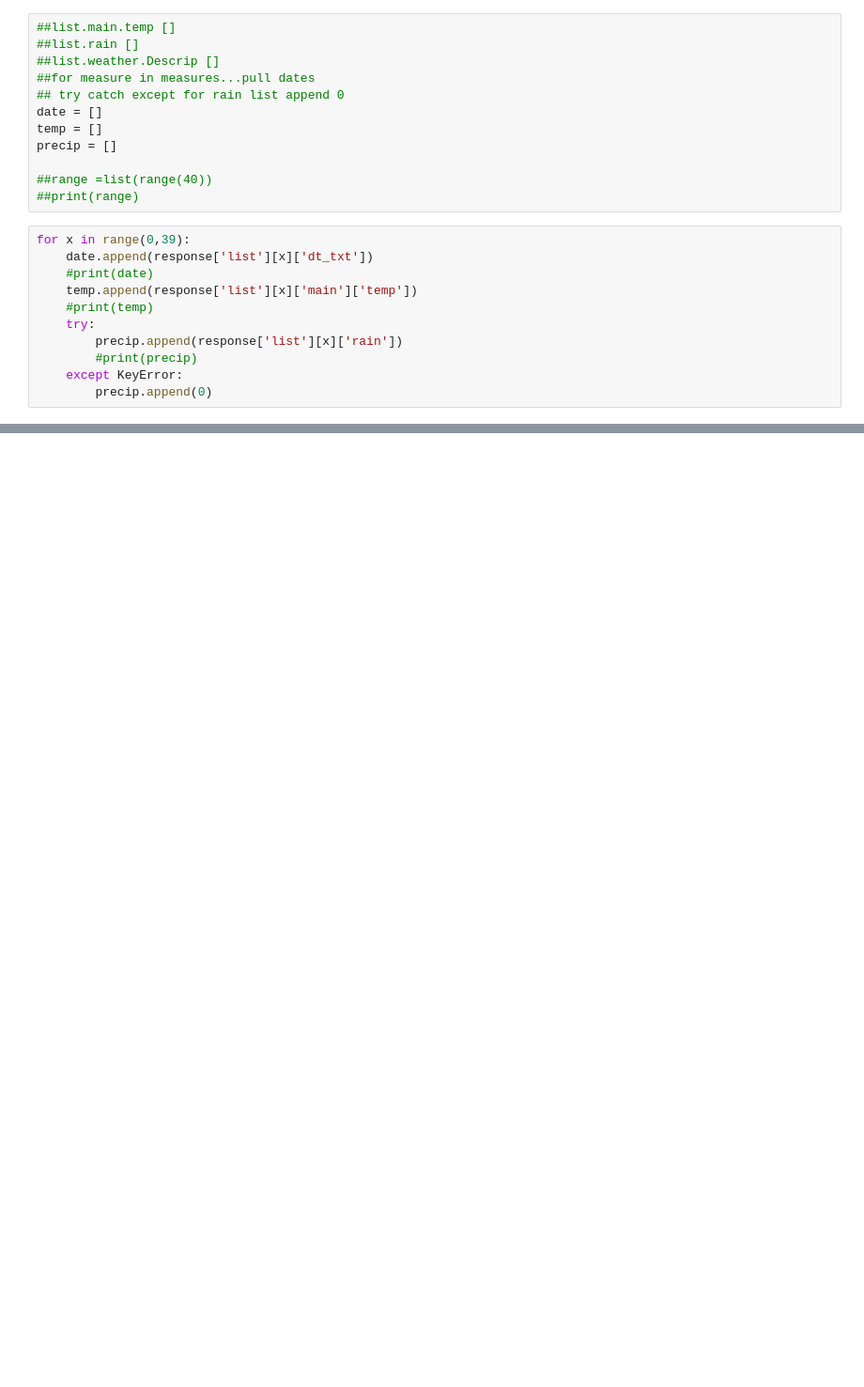
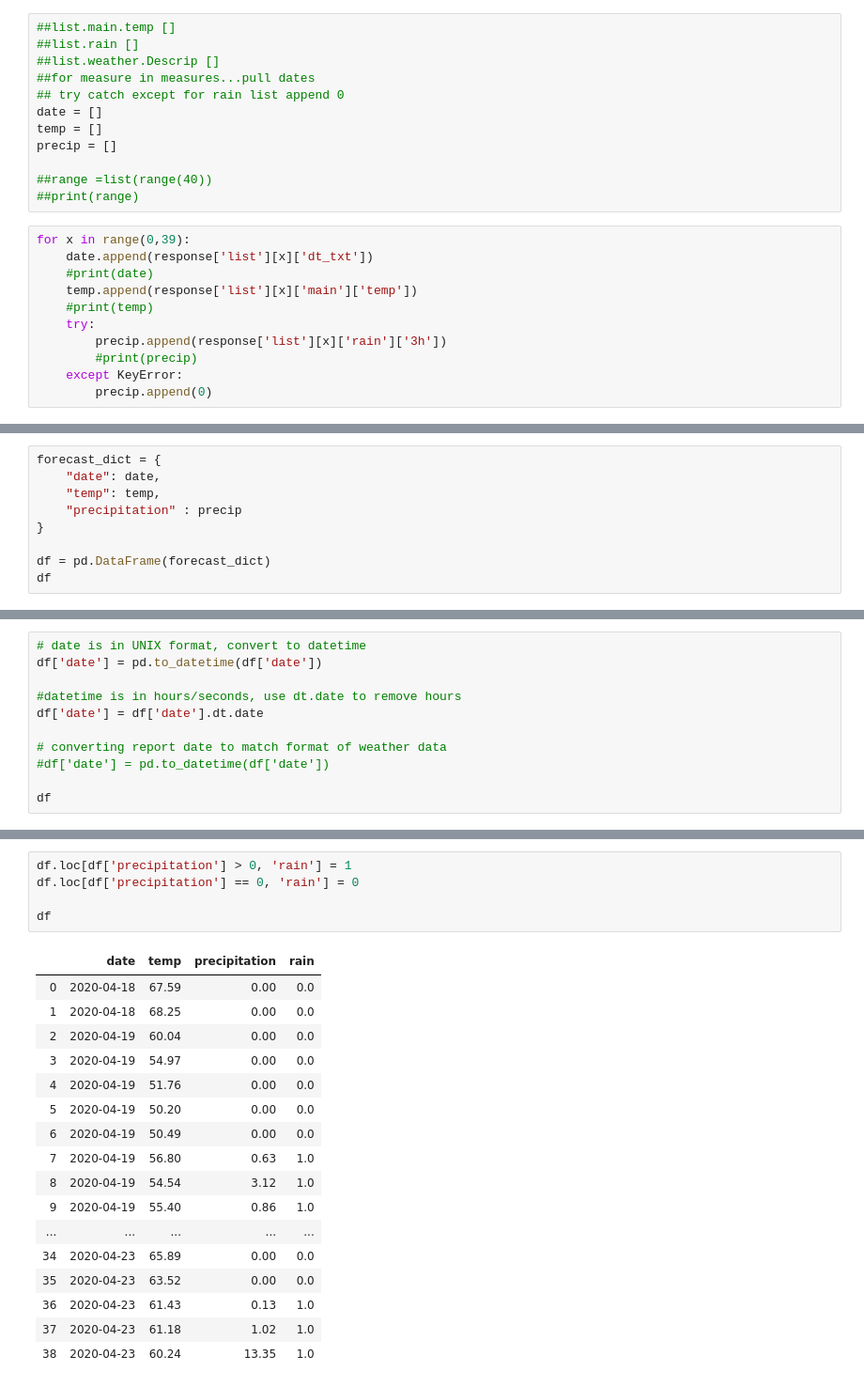
Before and after one commit to balhoffk/TheRottenApples, a Jupyter notebook: soupyweather.ipynb, the cells around one changed output, grey strips where cells are left out. Shown: that part at 94% size. Drawn from its saved outputs; the diff is of its cells as text; blank space fills up the shorter version.

Commit message:
figured precip
precip

```diff
--- a/soupyweather.ipynb
+++ b/soupyweather.ipynb
@@ -56,7 +56,7 @@ for x in range(0,39):
     temp.append(response['list'][x]['main']['temp'])
     #print(temp)
     try:
-        precip.append(response['list'][x]['rain'])
+        precip.append(response['list'][x]['rain']['3h'])
         #print(precip)
     except KeyError:
         precip.append(0)
@@ -71,0 +69,9 @@ for i in range(0,39):
+# %%
+forecast_dict = {
+    "date": date,
+    "temp": temp,
+    "precipitation" : precip
+}
+
+df = pd.DataFrame(forecast_dict)
+df
@@ -71,0 +96,11 @@ for i in range(0,39):
+# %%
+# date is in UNIX format, convert to datetime
+df['date'] = pd.to_datetime(df['date'])
+
+#datetime is in hours/seconds, use dt.date to remove hours
+df['date'] = df['date'].dt.date
+
+# converting report date to match format of weather data
+#df['date'] = pd.to_datetime(df['date'])
+
+df
@@ -71,0 +125,23 @@ for i in range(0,39):
+# %%
+df.loc[df['precipitation'] > 0, 'rain'] = 1
+df.loc[df['precipitation'] == 0, 'rain'] = 0
+
+df
+# %% [output]
+|  | date | temp | precipitation | rain |
+| 0 | 2020-04-18 | 67.59 | 0.00 | 0.0 |
+| 1 | 2020-04-18 | 68.25 | 0.00 | 0.0 |
+| 2 | 2020-04-19 | 60.04 | 0.00 | 0.0 |
+| 3 | 2020-04-19 | 54.97 | 0.00 | 0.0 |
+| 4 | 2020-04-19 | 51.76 | 0.00 | 0.0 |
+| 5 | 2020-04-19 | 50.20 | 0.00 | 0.0 |
+| 6 | 2020-04-19 | 50.49 | 0.00 | 0.0 |
+| 7 | 2020-04-19 | 56.80 | 0.63 | 1.0 |
+| 8 | 2020-04-19 | 54.54 | 3.12 | 1.0 |
+| 9 | 2020-04-19 | 55.40 | 0.86 | 1.0 |
+| ... | ... | ... | ... | ... |
+| 34 | 2020-04-23 | 65.89 | 0.00 | 0.0 |
+| 35 | 2020-04-23 | 63.52 | 0.00 | 0.0 |
+| 36 | 2020-04-23 | 61.43 | 0.13 | 1.0 |
+| 37 | 2020-04-23 | 61.18 | 1.02 | 1.0 |
+| 38 | 2020-04-23 | 60.24 | 13.35 | 1.0 |
```
Also changed, not shown: parts of 7 cells of this notebook.
